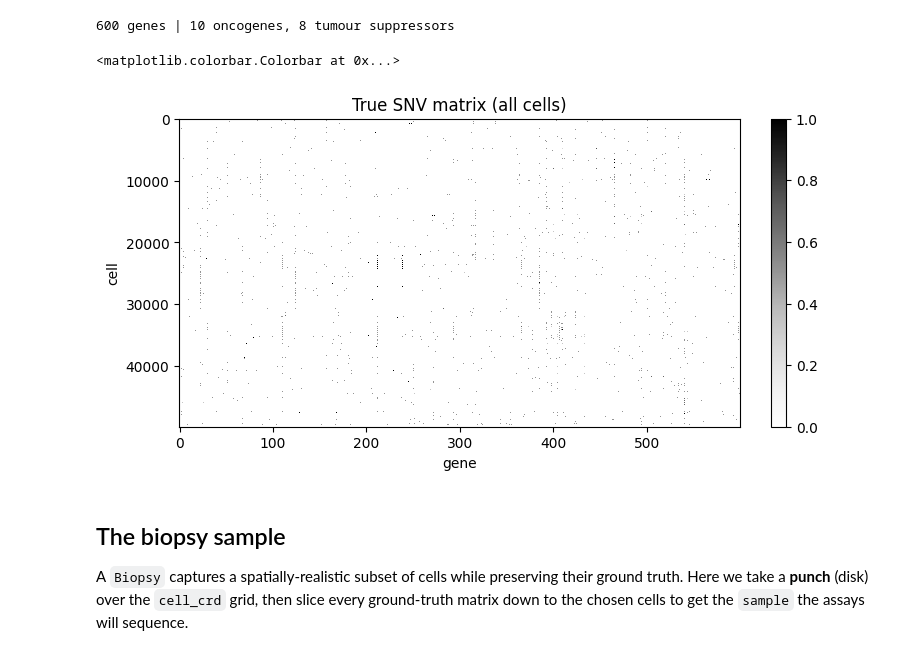
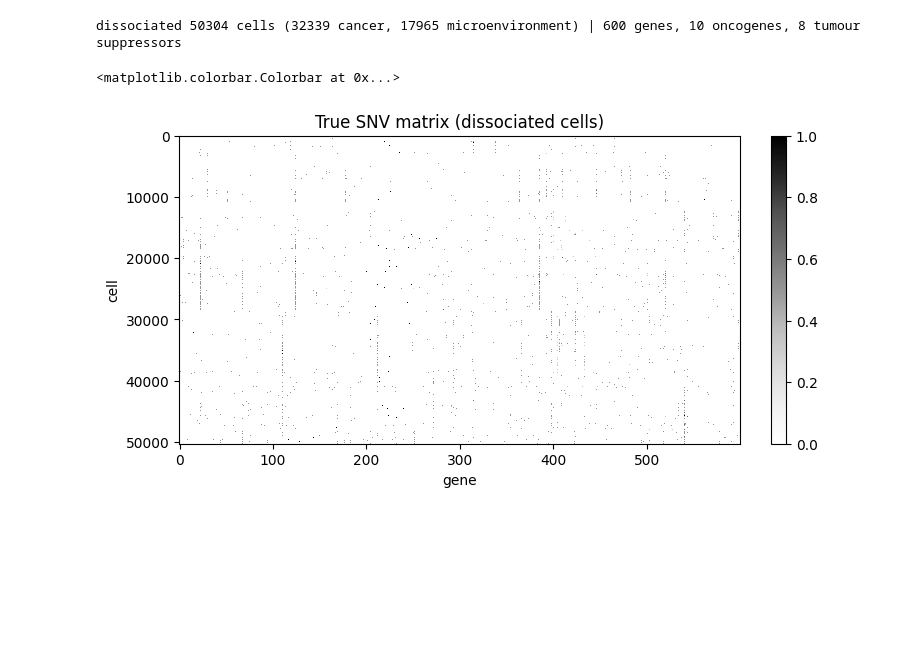
Before and after one commit to pedrofale/iscc, a Jupyter notebook: notebooks/03_data_overview.ipynb, the cells around one changed output. Drawn from its saved outputs; the diff is of its cells as text; code cells hidden in the pictures; blank space fills up the shorter version.

```diff
--- a/notebooks/03_data_overview.ipynb
+++ b/notebooks/03_data_overview.ipynb
@@ -47,0 +61,14 @@ copy number, expression, and spatial location. The assays below are noisy, parti
+# %%
+spec = Resection(tumor)
+CUT_FRAC = 0.42
+cut, remainder = spec.bisect(frac=CUT_FRAC, axis="x")   # in-plane cut: dissociation | imaging
+split = int(CUT_FRAC * tumor.grid_size)
+
+fig, ax = plt.subplots(figsize=(5.6, 5.6))
+tumor.plot_tissue(ax=ax, color="state")
+ax.axvline(split - 0.5, color="k", lw=2.5, ls="--")
+box = dict(boxstyle="round", fc="white", ec="0.5", alpha=0.85)
+ax.text(split * 0.5, 6, "dissociation\ncut", ha="center", va="top", bbox=box)
+ax.text((split + tumor.grid_size) * 0.5, 6, "Visium\nremainder", ha="center", va="top", bbox=box)
+ax.set_title("resected specimen, cut in two")
+print(f"in-plane cut: {len(cut)} demes dissociated | {len(remainder)} demes kept for imaging")
@@ -48,20 +84,17 @@ copy number, expression, and spatial location. The assays below are noisy, parti
 # %%
+cd = spec.dissociate(cut, max_cells=50000)          # dissociate the cut -> the sequencing sample
+true_type = cd["cell_type"]["cell_id"].astype(str)  # ground-truth cell type per cell
 drivers = tumor.get_gene_data()["driver_types"].iloc[:, 0]   # +1 oncogene, -1 TSG, 0 passenger
-n_onc = int((drivers == 1).sum()); n_tsg = int((drivers == -1).sum())
-print(f"{len(drivers)} genes | {n_onc} oncogenes, {n_tsg} tumour suppressors")
+n_can = int(cd["cell_type"]["cell_id"].map(lambda g: tumor.genotypes[g].type == "cancer").sum())
+print(f"dissociated {len(cd['cell_snv'])} cells ({n_can} cancer, {len(cd['cell_snv']) - n_can} "
+      f"microenvironment) | {len(drivers)} genes, {int((drivers == 1).sum())} oncogenes, "
+      f"{int((drivers == -1).sum())} tumour suppressors")
 
-true_snv = cd["cell_snv"]
 fig, ax = plt.subplots(figsize=(8, 4))
-im = ax.imshow(true_snv.values, aspect="auto", cmap="Greys", interpolation="none")
-ax.set_xlabel("gene"); ax.set_ylabel("cell"); ax.set_title("True SNV matrix (all cells)")
+im = ax.imshow(cd["cell_snv"].values, aspect="auto", cmap="Greys", interpolation="none")
+ax.set_xlabel("gene"); ax.set_ylabel("cell"); ax.set_title("True SNV matrix (dissociated cells)")
 plt.colorbar(im, ax=ax, fraction=0.046)
 # %% [output]
-600 genes | 10 oncogenes, 8 tumour suppressors
+dissociated 50304 cells (32339 cancer, 17965 microenvironment) | 600 genes, 10 oncogenes, 8 tumour suppressors
 <matplotlib.colorbar.Colorbar at 0x...>
-[figure, old version]
+[figure, new version]
-# %% [markdown]
-## The biopsy sample
-
-A `Biopsy` captures a spatially-realistic subset of cells while preserving their ground truth.
-Here we take a **punch** (disk) over the `cell_crd` grid, then slice every ground-truth matrix
-down to the chosen cells to get the `sample` the assays will sequence.
```
Also changed, not shown: parts of 25 cells of this notebook, 9 other files.
